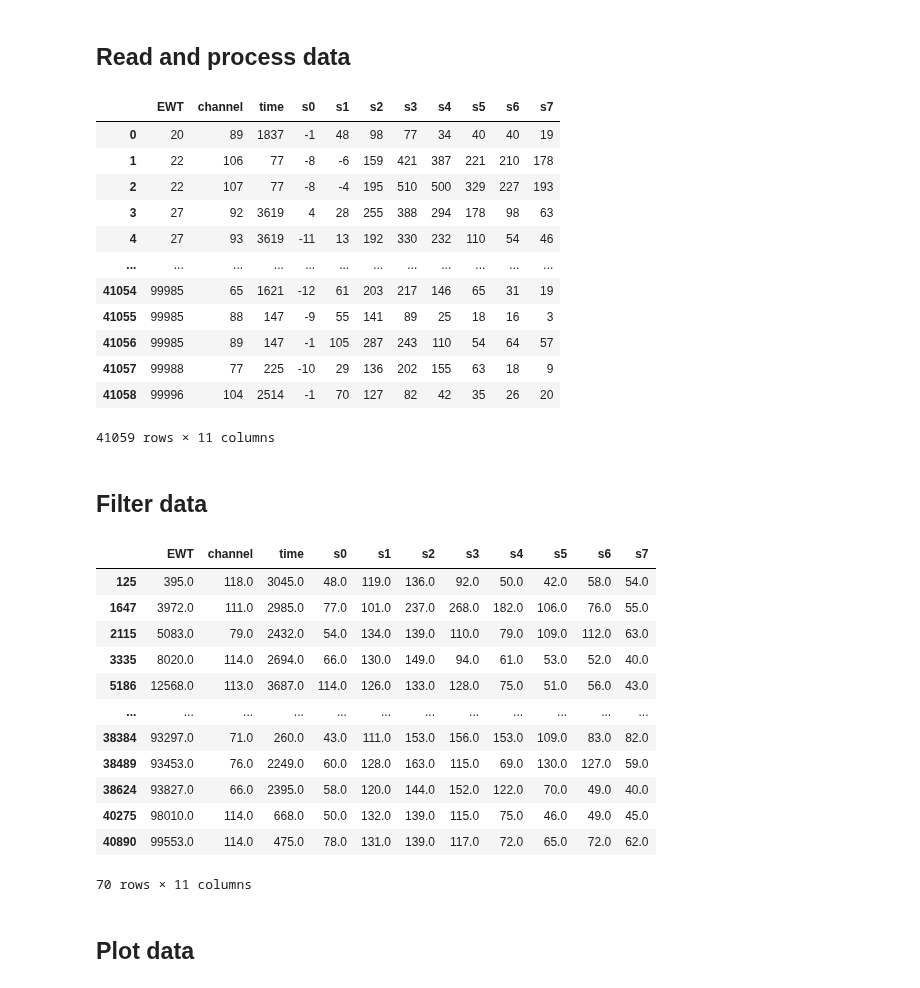
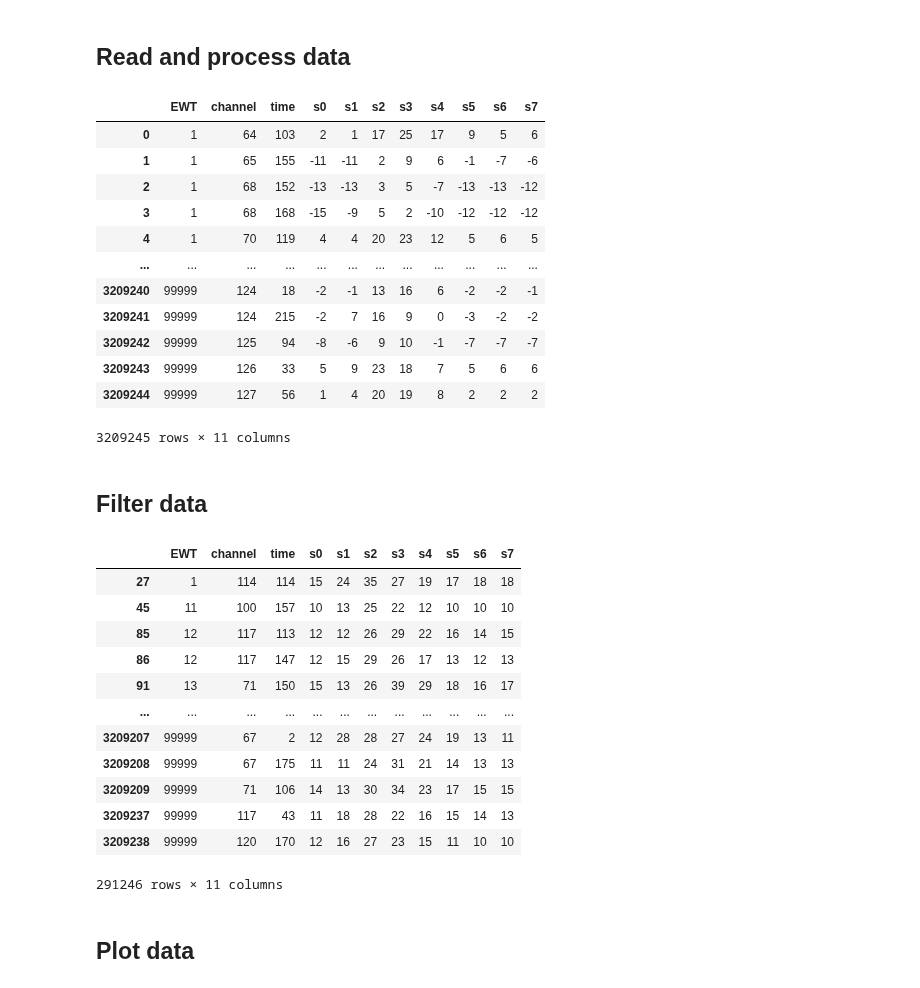
Before and after one commit to Mu2e/CRVFirmware, a Jupyter notebook: scripts/decoding/WidebandDecoderDevelop.ipynb, the cells around one changed output. Cells and saved outputs as stored; diff of their text form; code cells hidden in the pictures.

```diff
--- a/scripts/decoding/WidebandDecoderDevelop.ipynb
+++ b/scripts/decoding/WidebandDecoderDevelop.ipynb
@@ -20,7 +22,7 @@ print([name for name in dir(dc) if isinstance(getattr(dc, name), type)])
 # %% [markdown]
 ## Read and process data
 # %%
-filename = "wb_test_036.bin" # filename
+filename = "wb_test_069.bin" # filename
 reader = dc.reader(filename) # Initialise reader
 reader.raw = False # Set raw flag
 hit_writer = dc.HitWriter(n_samples=8) # Initialise hit writer
@@ -29,44 +31,46 @@ df = hit_writer.get() # retrieve data as df
 display(df)
 # %% [output]
 |  | EWT | channel | time | s0 | s1 | s2 | s3 | s4 | s5 | s6 | s7 |
-| 0 | 20 | 89 | 1837 | -1 | 48 | 98 | 77 | 34 | 40 | 40 | 19 |
-| 1 | 22 | 106 | 77 | -8 | -6 | 159 | 421 | 387 | 221 | 210 | 178 |
-| 2 | 22 | 107 | 77 | -8 | -4 | 195 | 510 | 500 | 329 | 227 | 193 |
-| 3 | 27 | 92 | 3619 | 4 | 28 | 255 | 388 | 294 | 178 | 98 | 63 |
-| 4 | 27 | 93 | 3619 | -11 | 13 | 192 | 330 | 232 | 110 | 54 | 46 |
+| 0 | 1 | 64 | 103 | 2 | 1 | 17 | 25 | 17 | 9 | 5 | 6 |
+| 1 | 1 | 65 | 155 | -11 | -11 | 2 | 9 | 6 | -1 | -7 | -6 |
+| 2 | 1 | 68 | 152 | -13 | -13 | 3 | 5 | -7 | -13 | -13 | -12 |
+| 3 | 1 | 68 | 168 | -15 | -9 | 5 | 2 | -10 | -12 | -12 | -12 |
+| 4 | 1 | 70 | 119 | 4 | 4 | 20 | 23 | 12 | 5 | 6 | 5 |
 | ... | ... | ... | ... | ... | ... | ... | ... | ... | ... | ... | ... |
-| 41054 | 99985 | 65 | 1621 | -12 | 61 | 203 | 217 | 146 | 65 | 31 | 19 |
-| 41055 | 99985 | 88 | 147 | -9 | 55 | 141 | 89 | 25 | 18 | 16 | 3 |
-| 41056 | 99985 | 89 | 147 | -1 | 105 | 287 | 243 | 110 | 54 | 64 | 57 |
-| 41057 | 99988 | 77 | 225 | -10 | 29 | 136 | 202 | 155 | 63 | 18 | 9 |
-| 41058 | 99996 | 104 | 2514 | -1 | 70 | 127 | 82 | 42 | 35 | 26 | 20 |
+| 3209240 | 99999 | 124 | 18 | -2 | -1 | 13 | 16 | 6 | -2 | -2 | -1 |
+| 3209241 | 99999 | 124 | 215 | -2 | 7 | 16 | 9 | 0 | -3 | -2 | -2 |
+| 3209242 | 99999 | 125 | 94 | -8 | -6 | 9 | 10 | -1 | -7 | -7 | -7 |
+| 3209243 | 99999 | 126 | 33 | 5 | 9 | 23 | 18 | 7 | 5 | 6 | 6 |
+| 3209244 | 99999 | 127 | 56 | 1 | 4 | 20 | 19 | 8 | 2 | 2 | 2 |
-41059 rows × 11 columns
+3209245 rows × 11 columns
 # %% [markdown]
 ## Filter data
 # %%
 # Filter columns starting with 's' (samples)
 columns_to_mask = df.filter(like='s').columns
 # Create a mask where all 's' columns are >= threshold
-threshold = 100
+threshold = 10
 mask = (df[columns_to_mask] >= threshold).all(axis=1)
+# Apply mask
+df = df[mask]
 # Drop the NaN rows
 df = df.dropna()
 # Display
 display(df)
 # %% [output]
 |  | EWT | channel | time | s0 | s1 | s2 | s3 | s4 | s5 | s6 | s7 |
-| 125 | 395.0 | 118.0 | 3045.0 | 48.0 | 119.0 | 136.0 | 92.0 | 50.0 | 42.0 | 58.0 | 54.0 |
-| 1647 | 3972.0 | 111.0 | 2985.0 | 77.0 | 101.0 | 237.0 | 268.0 | 182.0 | 106.0 | 76.0 | 55.0 |
-| 2115 | 5083.0 | 79.0 | 2432.0 | 54.0 | 134.0 | 139.0 | 110.0 | 79.0 | 109.0 | 112.0 | 63.0 |
-| 3335 | 8020.0 | 114.0 | 2694.0 | 66.0 | 130.0 | 149.0 | 94.0 | 61.0 | 53.0 | 52.0 | 40.0 |
-| 5186 | 12568.0 | 113.0 | 3687.0 | 114.0 | 126.0 | 133.0 | 128.0 | 75.0 | 51.0 | 56.0 | 43.0 |
+| 27 | 1 | 114 | 114 | 15 | 24 | 35 | 27 | 19 | 17 | 18 | 18 |
+| 45 | 11 | 100 | 157 | 10 | 13 | 25 | 22 | 12 | 10 | 10 | 10 |
+| 85 | 12 | 117 | 113 | 12 | 12 | 26 | 29 | 22 | 16 | 14 | 15 |
+| 86 | 12 | 117 | 147 | 12 | 15 | 29 | 26 | 17 | 13 | 12 | 13 |
+| 91 | 13 | 71 | 150 | 15 | 13 | 26 | 39 | 29 | 18 | 16 | 17 |
 | ... | ... | ... | ... | ... | ... | ... | ... | ... | ... | ... | ... |
-| 38384 | 93297.0 | 71.0 | 260.0 | 43.0 | 111.0 | 153.0 | 156.0 | 153.0 | 109.0 | 83.0 | 82.0 |
-| 38489 | 93453.0 | 76.0 | 2249.0 | 60.0 | 128.0 | 163.0 | 115.0 | 69.0 | 130.0 | 127.0 | 59.0 |
-| 38624 | 93827.0 | 66.0 | 2395.0 | 58.0 | 120.0 | 144.0 | 152.0 | 122.0 | 70.0 | 49.0 | 40.0 |
-| 40275 | 98010.0 | 114.0 | 668.0 | 50.0 | 132.0 | 139.0 | 115.0 | 75.0 | 46.0 | 49.0 | 45.0 |
-| 40890 | 99553.0 | 114.0 | 475.0 | 78.0 | 131.0 | 139.0 | 117.0 | 72.0 | 65.0 | 72.0 | 62.0 |
+| 3209207 | 99999 | 67 | 2 | 12 | 28 | 28 | 27 | 24 | 19 | 13 | 11 |
+| 3209208 | 99999 | 67 | 175 | 11 | 11 | 24 | 31 | 21 | 14 | 13 | 13 |
+| 3209209 | 99999 | 71 | 106 | 14 | 13 | 30 | 34 | 23 | 17 | 15 | 15 |
+| 3209237 | 99999 | 117 | 43 | 11 | 18 | 28 | 22 | 16 | 15 | 14 | 13 |
+| 3209238 | 99999 | 120 | 170 | 12 | 16 | 27 | 23 | 15 | 11 | 10 | 10 |
-70 rows × 11 columns
+291246 rows × 11 columns
 # %% [markdown]
 ## Plot data
 # %%
```
Also changed, not shown: parts of 8 cells of this notebook.
